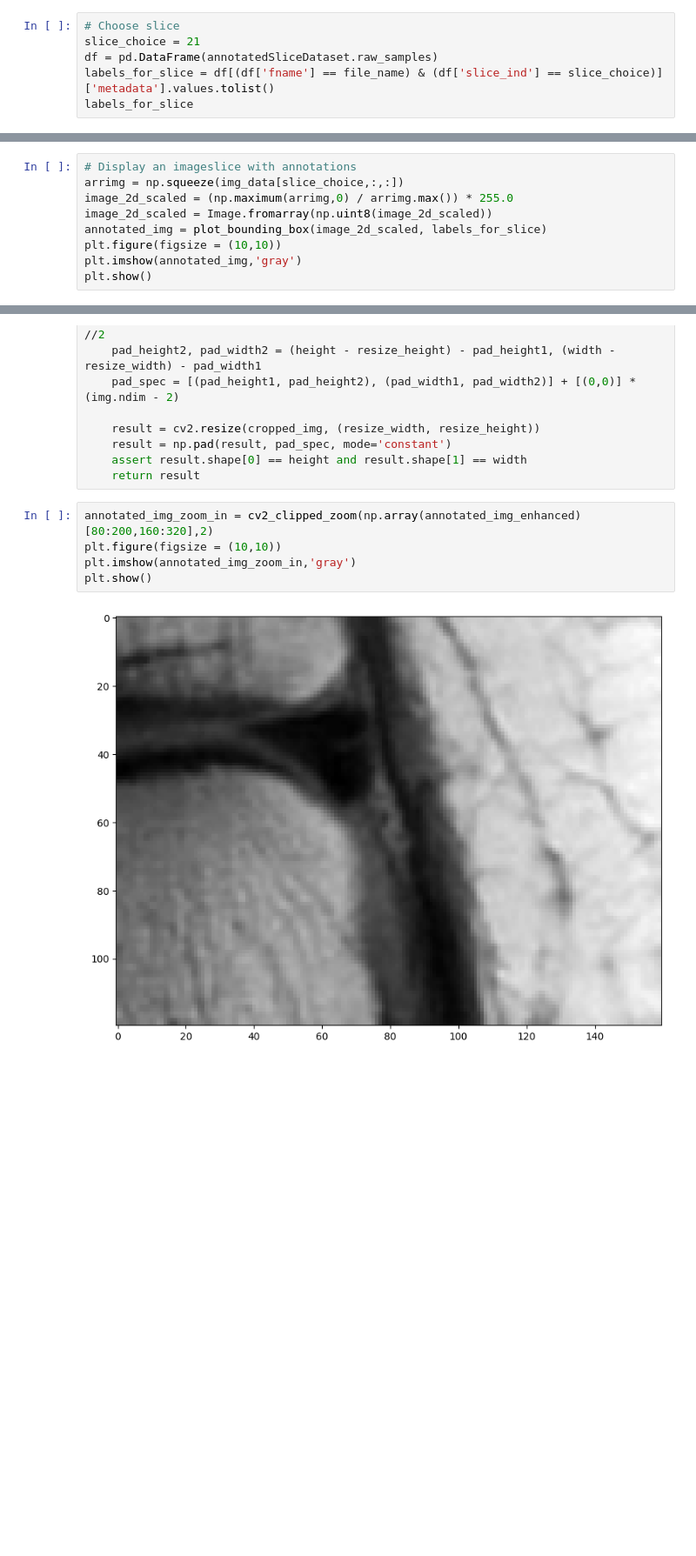
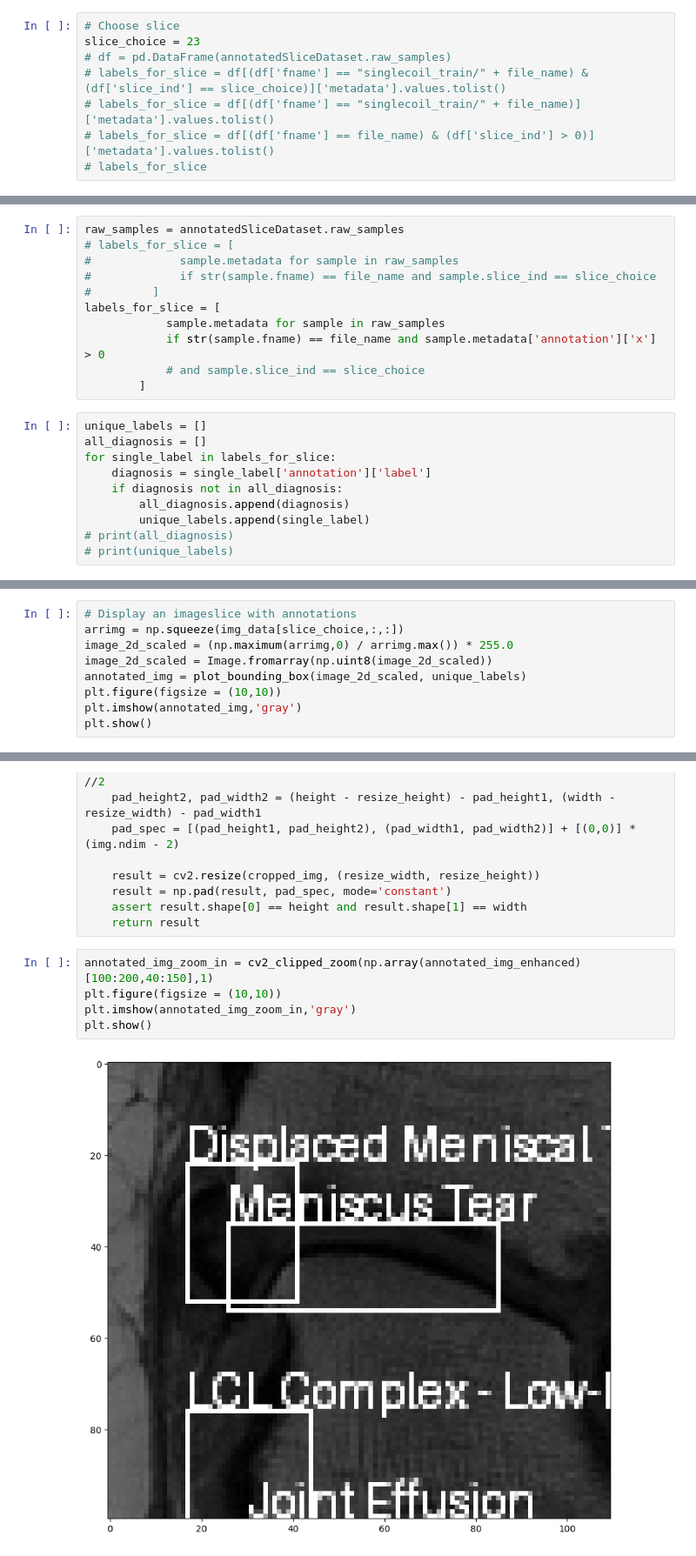
Before and after one commit to travisdoesmath/fastMRI, a Jupyter notebook: fastmri_examples/annotation/fastmri_plus_viz.ipynb, the cells around one changed output, grey strips where cells are left out. Shown at 87% size. Cells and saved outputs as stored; diff of their text form; blank space fills up the shorter version.

Commit message:
Update fastMRI plus nb for multiple bounding boxes

```diff
--- a/fastmri_examples/annotation/fastmri_plus_viz.ipynb
+++ b/fastmri_examples/annotation/fastmri_plus_viz.ipynb
@@ -70,6 +61,8 @@ pd.DataFrame(SliceDataset.raw_samples)['metadata'].values.tolist()
 # %%
 # Choose slice
-slice_choice = 21
-df = pd.DataFrame(annotatedSliceDataset.raw_samples)
-labels_for_slice = df[(df['fname'] == file_name) & (df['slice_ind'] == slice_choice)]['metadata'].values.tolist()
-labels_for_slice
+slice_choice = 23
+# df = pd.DataFrame(annotatedSliceDataset.raw_samples)
+# labels_for_slice = df[(df['fname'] == "singlecoil_train/" + file_name) & (df['slice_ind'] == slice_choice)]['metadata'].values.tolist()
+# labels_for_slice = df[(df['fname'] == "singlecoil_train/" + file_name)]['metadata'].values.tolist()
+# labels_for_slice = df[(df['fname'] == file_name) & (df['slice_ind'] > 0)]['metadata'].values.tolist()
+# labels_for_slice
@@ -94,3 +69,24 @@ labels_for_slice
+# %%
+raw_samples = annotatedSliceDataset.raw_samples
+# labels_for_slice = [
+#             sample.metadata for sample in raw_samples
+#             if str(sample.fname) == file_name and sample.slice_ind == slice_choice
+#         ]
+labels_for_slice = [
+            sample.metadata for sample in raw_samples
+            if str(sample.fname) == file_name and sample.metadata['annotation']['x'] > 0
+            # and sample.slice_ind == slice_choice
+        ]
+# %%
+unique_labels = []
+all_diagnosis = []
+for single_label in labels_for_slice:
+    diagnosis = single_label['annotation']['label']
+    if diagnosis not in all_diagnosis:
+        all_diagnosis.append(diagnosis)
+        unique_labels.append(single_label)
+# print(all_diagnosis)
+# print(unique_labels)
 # %% [markdown]
 Plot bounding box for annotation-change method
 The bounding box need to move up one pixel to match
@@ -114,7 +110,7 @@ img_data.shape
 arrimg = np.squeeze(img_data[slice_choice,:,:])
 image_2d_scaled = (np.maximum(arrimg,0) / arrimg.max()) * 255.0
 image_2d_scaled = Image.fromarray(np.uint8(image_2d_scaled))
-annotated_img = plot_bounding_box(image_2d_scaled, labels_for_slice)
+annotated_img = plot_bounding_box(image_2d_scaled, unique_labels)
 plt.figure(figsize = (10,10))
 plt.imshow(annotated_img,'gray')
 plt.show()
@@ -169,9 +166,9 @@ def cv2_clipped_zoom(img, zoom_factor=0):
     assert result.shape[0] == height and result.shape[1] == width
     return result
 # %%
-annotated_img_zoom_in = cv2_clipped_zoom(np.array(annotated_img_enhanced)[80:200,160:320],2)
+annotated_img_zoom_in = cv2_clipped_zoom(np.array(annotated_img_enhanced)[100:200,40:150],1)
 plt.figure(figsize = (10,10))
 plt.imshow(annotated_img_zoom_in,'gray')
 plt.show()
 # %% [output]
-[figure, old version]
+[figure, new version]
```
Also changed, not shown: parts of 13 cells of this notebook.
